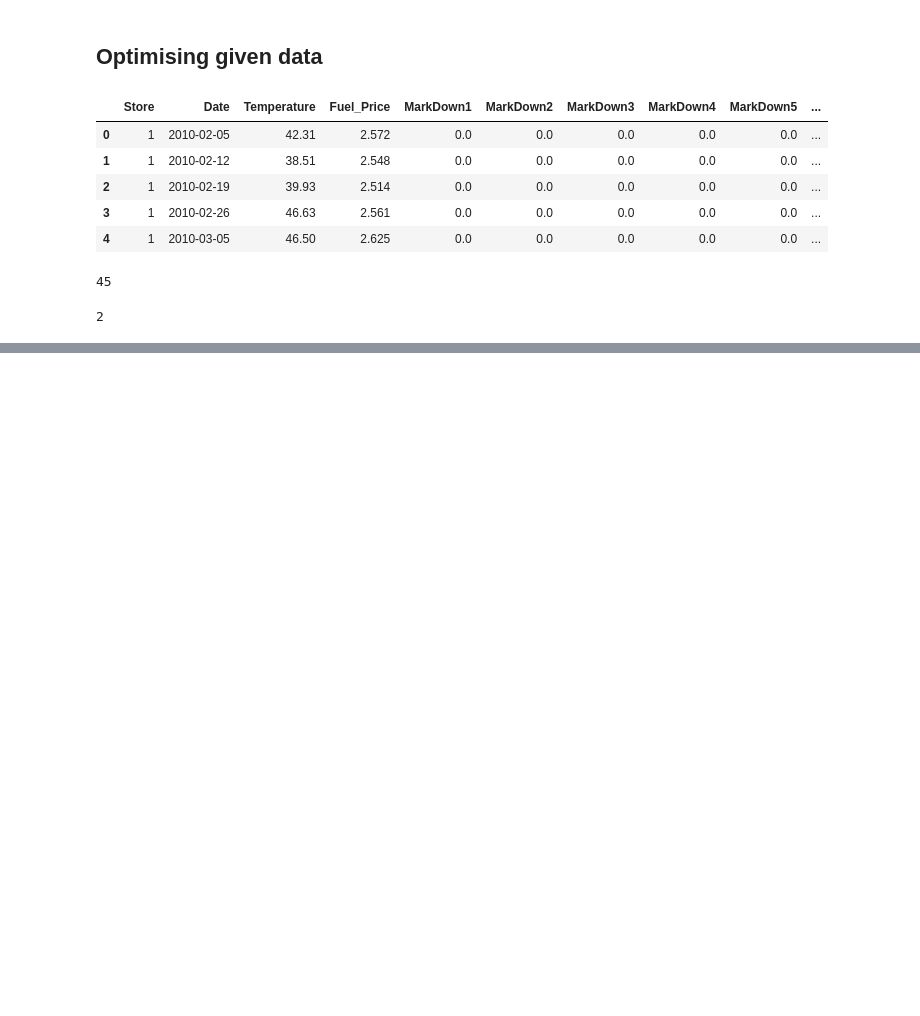
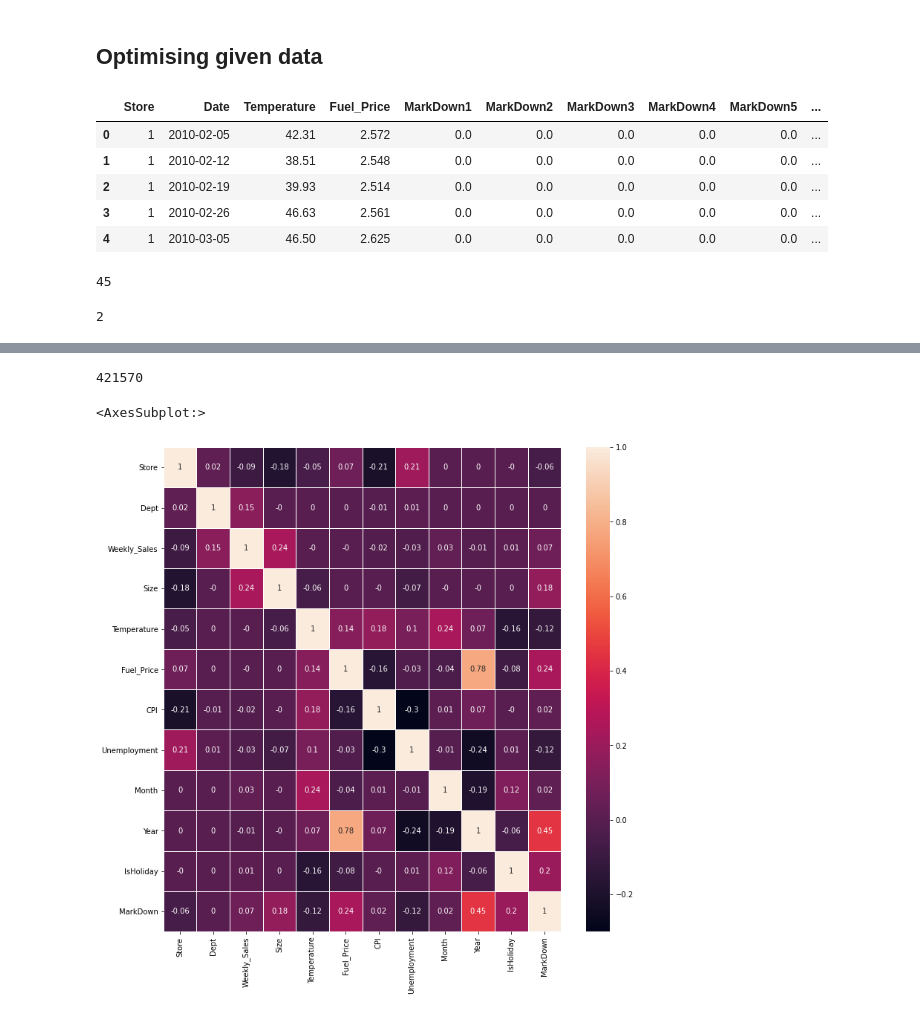
Before and after one commit to bistaastha/sales-forecasting, a Jupyter notebook: analysis.ipynb, the cells around one changed output, grey strips where cells are left out. Drawn from its saved outputs; the diff is of its cells as text; code cells hidden in the pictures; blank space fills up the shorter version.

```diff
--- a/analysis.ipynb
+++ b/analysis.ipynb
@@ -202,0 +188,4 @@ main = main.drop(labels=["MarkDown1", "MarkDown2", "MarkDown3", "MarkDown5"], ax
+# %%
+len(main)
+# %% [output]
+421570
@@ -202,0 +203,8 @@ main = main.drop(labels=["MarkDown1", "MarkDown2", "MarkDown3", "MarkDown5"], ax
+# %%
+correlation_matrix = main.corr().round(2)
+
+fig, axes = plt.subplots(figsize=(12,12))
+sns.heatmap(correlation_matrix, annot=True, linewidths=.5, ax=axes)
+# %% [output]
+<AxesSubplot:>
+[figure, added]
```
Also changed, not shown: parts of 15 cells of this notebook.
